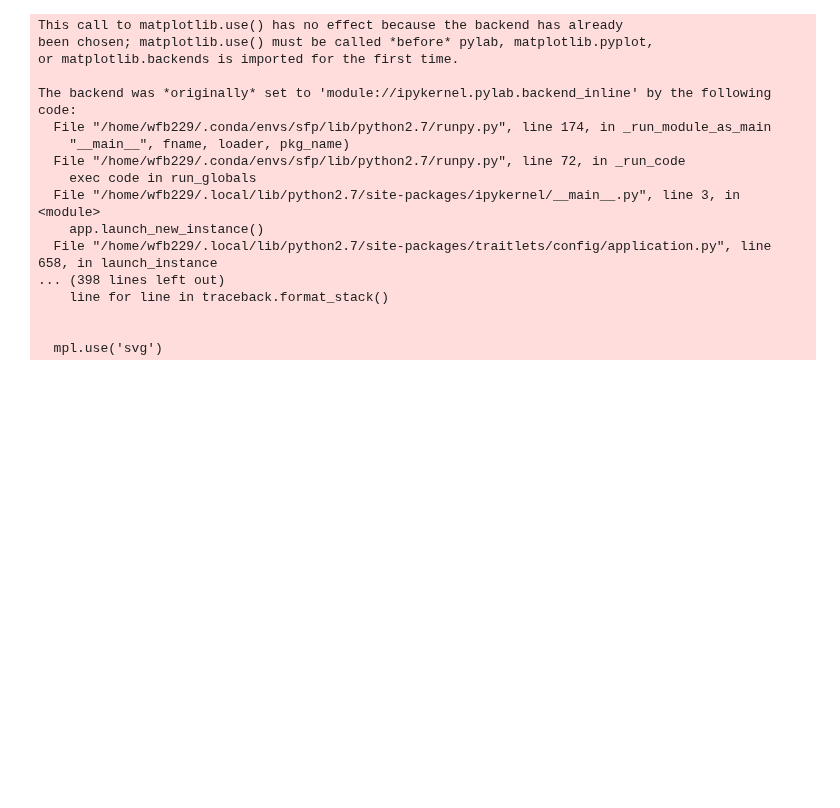
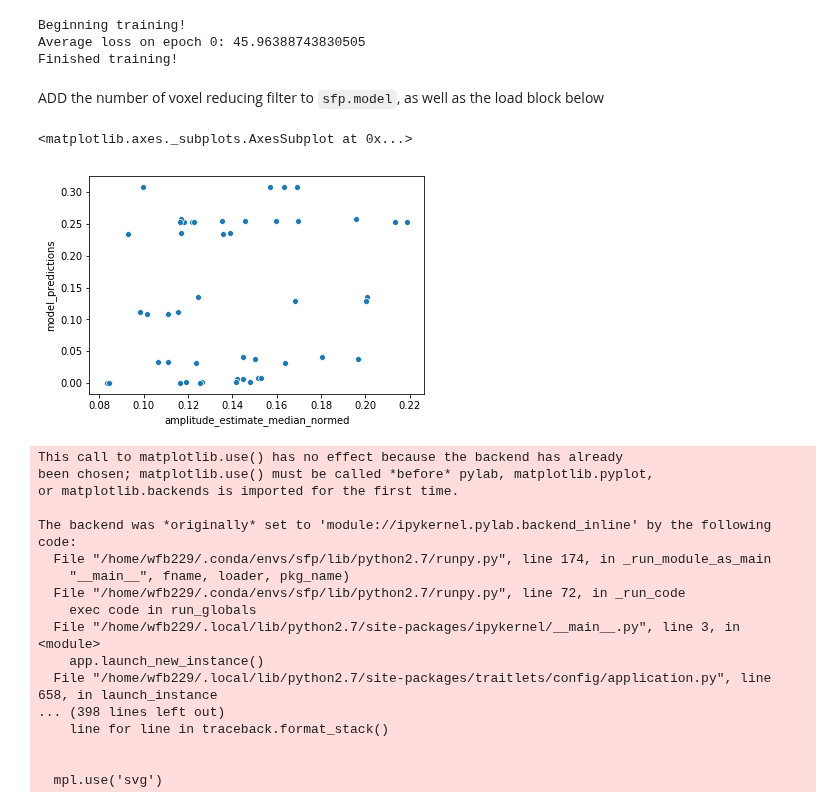
Before and after one commit to billbrod/spatial-frequency-preferences, a Jupyter notebook: notebooks/05-Model.ipynb, the cells around one changed output. Saved outputs shown, nothing was run; the diff lists cells and outputs as text; code cells hidden in the pictures; blank space fills up the shorter version.

```diff
--- a/notebooks/05-Model.ipynb
+++ b/notebooks/05-Model.ipynb
@@ -1,3 +1,16 @@
+# %%
+donut, loss_df, first_df = sfp.model.main('constant', 'tmp.csv', max_epochs=1, df_filter=filt)
+# %% [output]
+Beginning training!
+Average loss on epoch 0: 45.96388743830505
+Finished training!
+# %% [markdown]
+ADD the number of voxel reducing filter to `sfp.model`, as well as the load block below
+# %%
+sns.scatterplot(x='amplitude_estimate_median_normed', y='model_predictions', data=first[first.voxel==0])
+# %% [output]
+<matplotlib.axes._subplots.AxesSubplot at 0x...>
+[figure, added]
 # %%
 import pandas as pd
 import nibabel as nib
```
Also changed, not shown: parts of 15 cells of this notebook.
